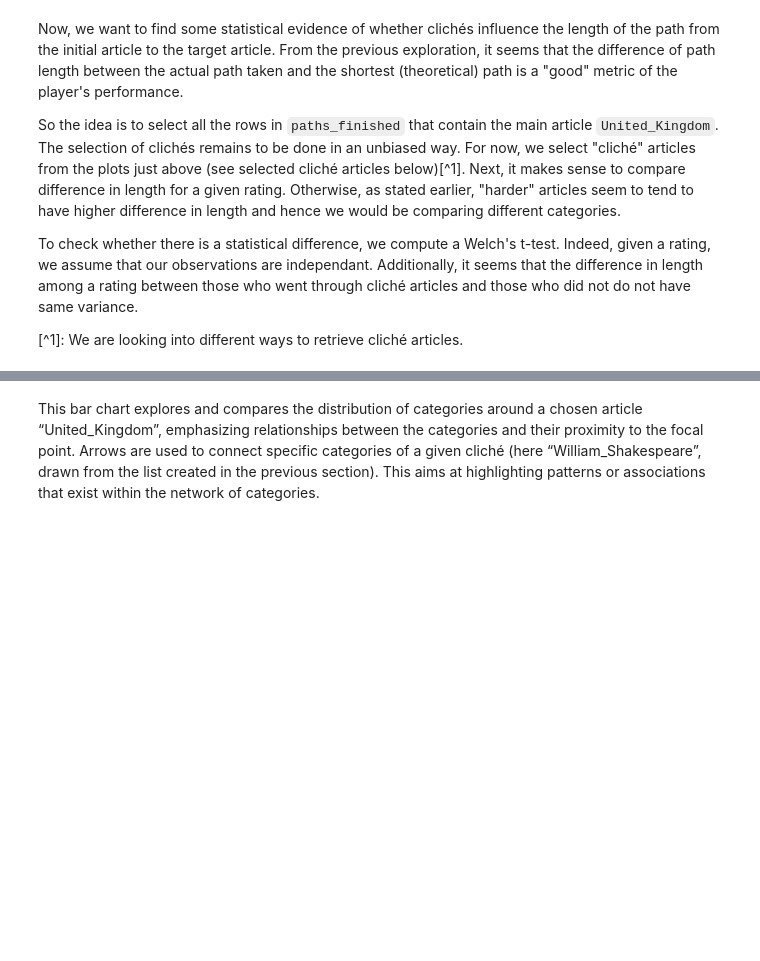
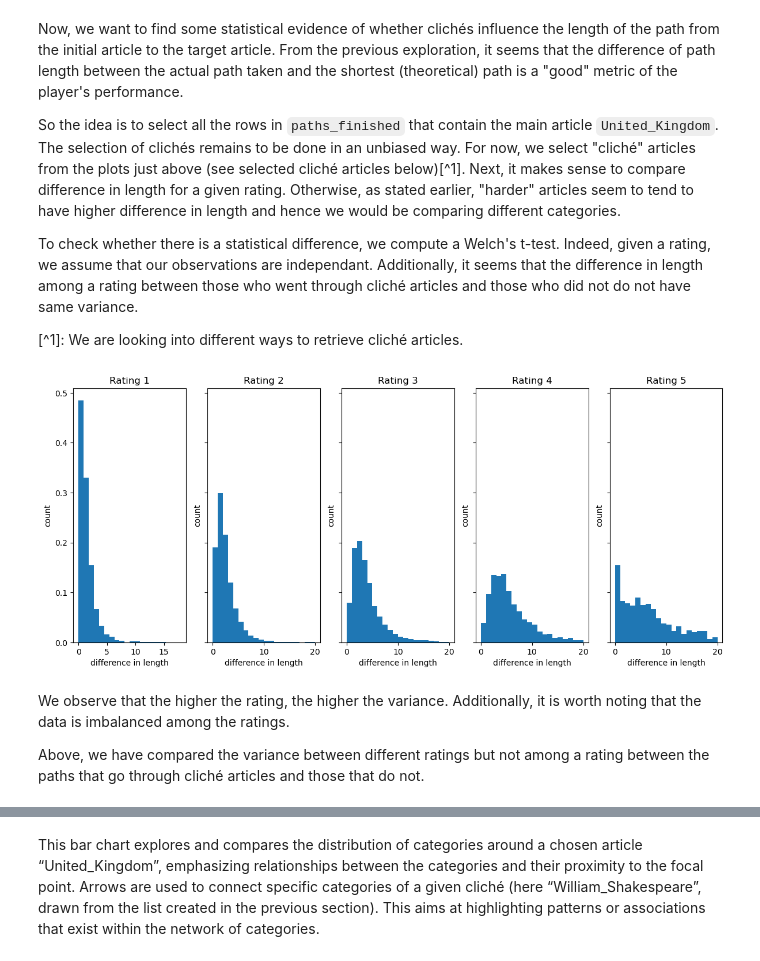
Before and after one commit to epfl-ada/ada-2023-project-abracadabra2023, a Jupyter notebook: nb.ipynb, the cells around one changed output, grey strips where cells are left out. Cells and saved outputs as stored; diff of their text form; code cells hidden in the pictures; blank space fills up the shorter version.

```diff
--- a/nb.ipynb
+++ b/nb.ipynb
@@ -194,6 +194,27 @@ So the idea is to select all the rows in `paths_finished` that contain the main
 To check whether there is a statistical difference, we compute a Welch's t-test. Indeed, given a rating, we assume that our observations are independant. Additionally, it seems that the difference in length among a rating between those who went through cliché articles and those who did not do not have same variance.
 
 [^1]: We are looking into different ways to retrieve cliché articles.
+# %%
+fig, axes = plt.subplots(1, 5, figsize=(12,5), sharey=True)
+fig.tight_layout()
+
+for i, ax in enumerate(axes):
+    temp = paths_finished[paths_finished["rating"] == i+1]["diff_length"]
+    # temp = (temp - temp.mean()) / temp.std()
+    ax.hist(temp, bins=20, density=True)
+    # ax.set_xscale("log")
+    # ax.set_yscale("log")
+    ax.set_xlabel("difference in length")
+    ax.set_ylabel("count")
+    ax.set_title(f"Rating {i+1}")
+
+plt.show()
+# %% [output]
+[figure, added]
+# %% [markdown]
+We observe that the higher the rating, the higher the variance. Additionally, it is worth noting that the data is imbalanced among the ratings.
+
+Above, we have compared the variance between different ratings but not among a rating between the paths that go through cliché articles and those that do not.
 # %%
 # select some cliches
 main_article_cliches = [
```
Also changed, not shown: parts of 6 cells of this notebook.
